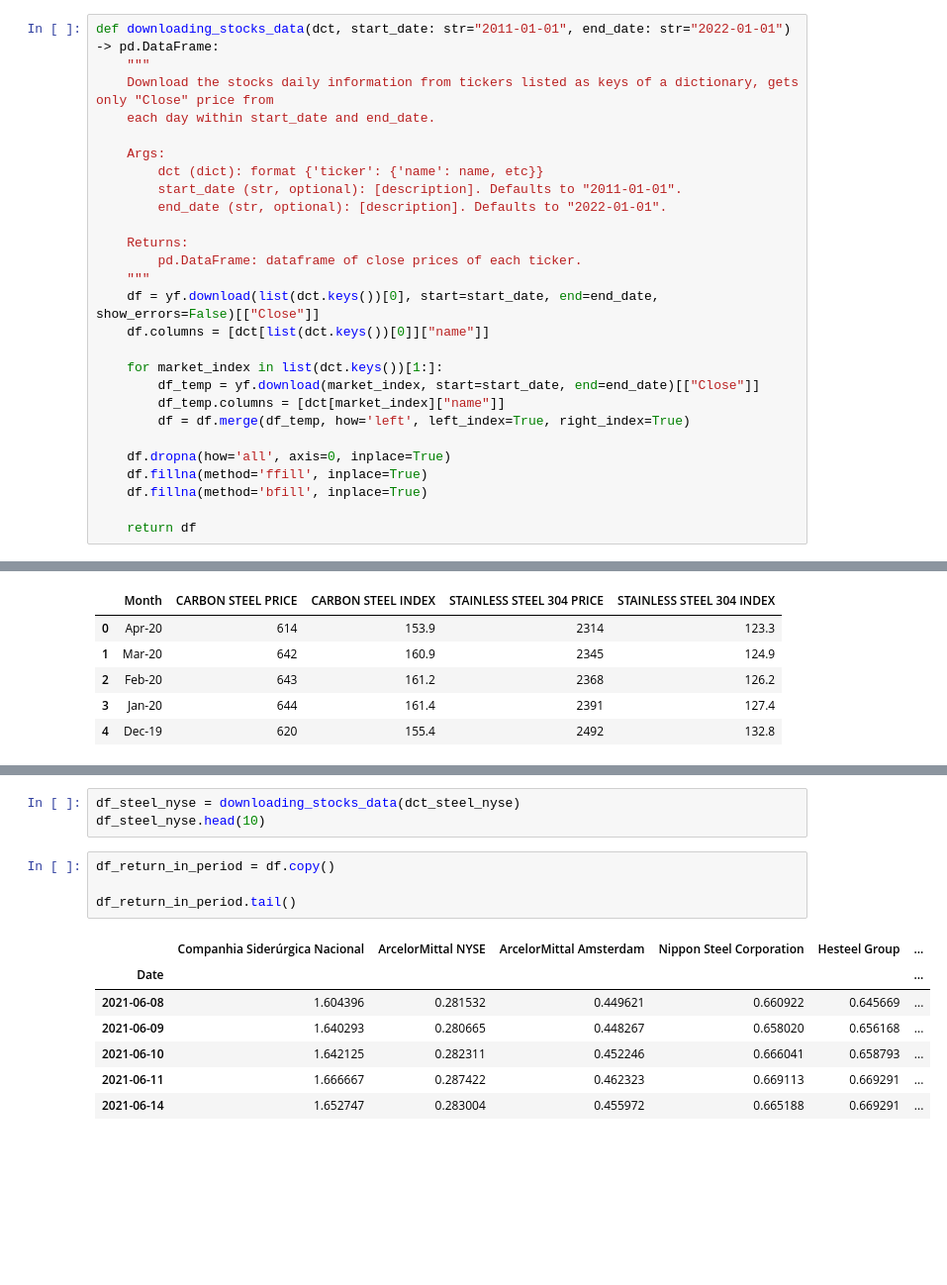
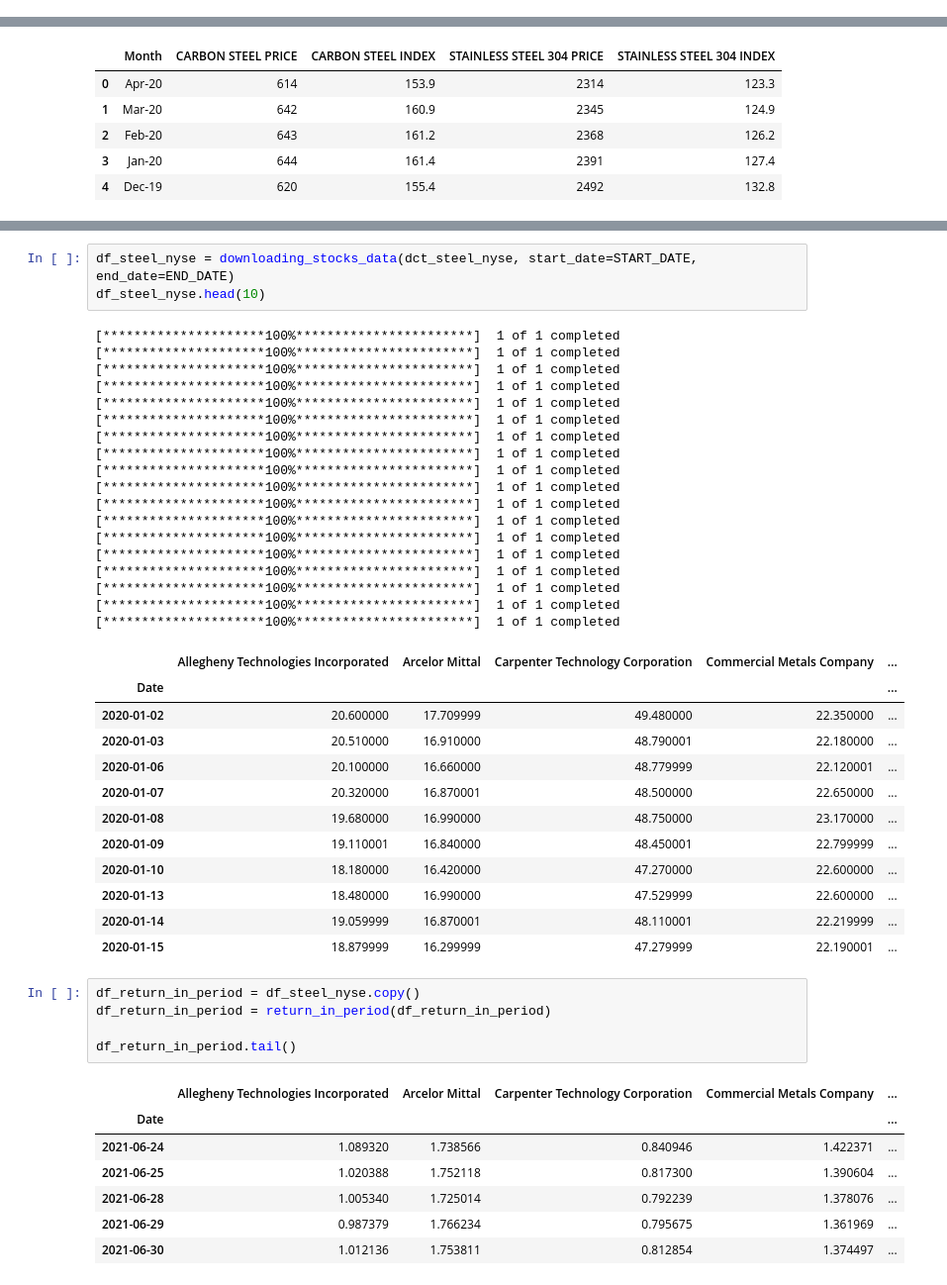
Before and after one commit to cafe-com-analytics/stock_market_index_daily_direction, a Jupyter notebook: notebooks/01_metallurical_sector_analysis.ipynb, the cells around one changed output, grey strips where cells are left out. Shown at 99% size. Drawn from its saved outputs; the diff is of its cells as text; blank space fills up the shorter version.

```diff
--- a/notebooks/01_metallurical_sector_analysis.ipynb
+++ b/notebooks/01_metallurical_sector_analysis.ipynb
@@ -28,30 +39,3 @@ URL_STEEL_PROD = "https://worldsteelprices.com/"
-# %%
-def downloading_stocks_data(dct, start_date: str="2011-01-01", end_date: str="2022-01-01") -> pd.DataFrame:
-    """
-    Download the stocks daily information from tickers listed as keys of a dictionary, gets only "Close" price from
-    each day within start_date and end_date.
-
-    Args:
-        dct (dict): format {'ticker': {'name': name, etc}}
-        start_date (str, optional): [description]. Defaults to "2011-01-01".
-        end_date (str, optional): [description]. Defaults to "2022-01-01".
-
-    Returns:
-        pd.DataFrame: dataframe of close prices of each ticker.
-    """
-    df = yf.download(list(dct.keys())[0], start=start_date, end=end_date, show_errors=False)[["Close"]]
-    df.columns = [dct[list(dct.keys())[0]]["name"]]
-
-    for market_index in list(dct.keys())[1:]:
-        df_temp = yf.download(market_index, start=start_date, end=end_date)[["Close"]]
-        df_temp.columns = [dct[market_index]["name"]]
-        df = df.merge(df_temp, how='left', left_index=True, right_index=True)
-
-    df.dropna(how='all', axis=0, inplace=True)
-    df.fillna(method='ffill', inplace=True)
-    df.fillna(method='bfill', inplace=True)
-
-    return df
 # %% [markdown]
 # Aquisição dos dados
 
@@ -164,15 +124,47 @@ df
 # %%
-df_steel_nyse = downloading_stocks_data(dct_steel_nyse)
+df_steel_nyse = downloading_stocks_data(dct_steel_nyse, start_date=START_DATE, end_date=END_DATE)
 df_steel_nyse.head(10)
+# %% [output]
+[*********************100%***********************]  1 of 1 completed
+[*********************100%***********************]  1 of 1 completed
+[*********************100%***********************]  1 of 1 completed
+[*********************100%***********************]  1 of 1 completed
+[*********************100%***********************]  1 of 1 completed
+[*********************100%***********************]  1 of 1 completed
+[*********************100%***********************]  1 of 1 completed
+[*********************100%***********************]  1 of 1 completed
+[*********************100%***********************]  1 of 1 completed
+[*********************100%***********************]  1 of 1 completed
+[*********************100%***********************]  1 of 1 completed
+[*********************100%***********************]  1 of 1 completed
+[*********************100%***********************]  1 of 1 completed
+[*********************100%***********************]  1 of 1 completed
+[*********************100%***********************]  1 of 1 completed
+[*********************100%***********************]  1 of 1 completed
+[*********************100%***********************]  1 of 1 completed
+[*********************100%***********************]  1 of 1 completed
+|  | Allegheny Technologies Incorporated | Arcelor Mittal | Carpenter Technology Corporation | Commercial Metals Company | ... |
+| Date |  |  |  |  | ... |
+| 2020-01-02 | 20.600000 | 17.709999 | 49.480000 | 22.350000 | ... |
+| 2020-01-03 | 20.510000 | 16.910000 | 48.790001 | 22.180000 | ... |
+| 2020-01-06 | 20.100000 | 16.660000 | 48.779999 | 22.120001 | ... |
+| 2020-01-07 | 20.320000 | 16.870001 | 48.500000 | 22.650000 | ... |
+| 2020-01-08 | 19.680000 | 16.990000 | 48.750000 | 23.170000 | ... |
+| 2020-01-09 | 19.110001 | 16.840000 | 48.450001 | 22.799999 | ... |
+| 2020-01-10 | 18.180000 | 16.420000 | 47.270000 | 22.600000 | ... |
+| 2020-01-13 | 18.480000 | 16.990000 | 47.529999 | 22.600000 | ... |
+| 2020-01-14 | 19.059999 | 16.870001 | 48.110001 | 22.219999 | ... |
+| 2020-01-15 | 18.879999 | 16.299999 | 47.279999 | 22.190001 | ... |
 # %%
-df_return_in_period = df.copy()
+df_return_in_period = df_steel_nyse.copy()
+df_return_in_period = return_in_period(df_return_in_period)
 
 df_return_in_period.tail()
 # %% [output]
-|  | Companhia Siderúrgica Nacional | ArcelorMittal NYSE | ArcelorMittal Amsterdam | Nippon Steel Corporation | Hesteel Group | ... |
-| Date |  |  |  |  |  | ... |
-| 2021-06-08 | 1.604396 | 0.281532 | 0.449621 | 0.660922 | 0.645669 | ... |
-| 2021-06-09 | 1.640293 | 0.280665 | 0.448267 | 0.658020 | 0.656168 | ... |
-| 2021-06-10 | 1.642125 | 0.282311 | 0.452246 | 0.666041 | 0.658793 | ... |
-| 2021-06-11 | 1.666667 | 0.287422 | 0.462323 | 0.669113 | 0.669291 | ... |
-| 2021-06-14 | 1.652747 | 0.283004 | 0.455972 | 0.665188 | 0.669291 | ... |
+|  | Allegheny Technologies Incorporated | Arcelor Mittal | Carpenter Technology Corporation | Commercial Metals Company | ... |
+| Date |  |  |  |  | ... |
+| 2021-06-24 | 1.089320 | 1.738566 | 0.840946 | 1.422371 | ... |
+| 2021-06-25 | 1.020388 | 1.752118 | 0.817300 | 1.390604 | ... |
+| 2021-06-28 | 1.005340 | 1.725014 | 0.792239 | 1.378076 | ... |
+| 2021-06-29 | 0.987379 | 1.766234 | 0.795675 | 1.361969 | ... |
+| 2021-06-30 | 1.012136 | 1.753811 | 0.812854 | 1.374497 | ... |
```
Also changed, not shown: parts of 28 cells of this notebook, 3 other files.
